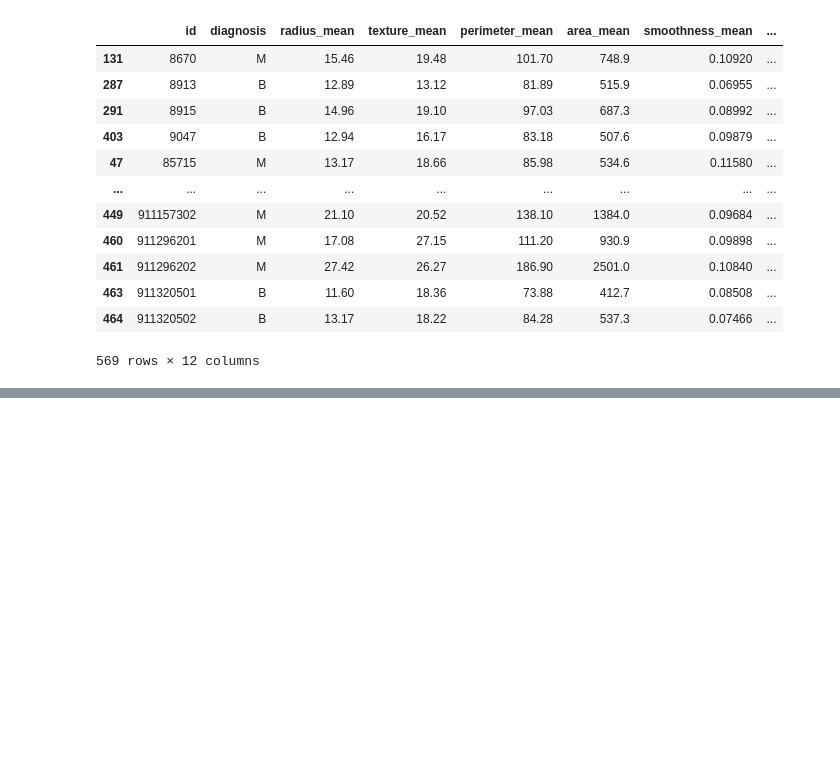
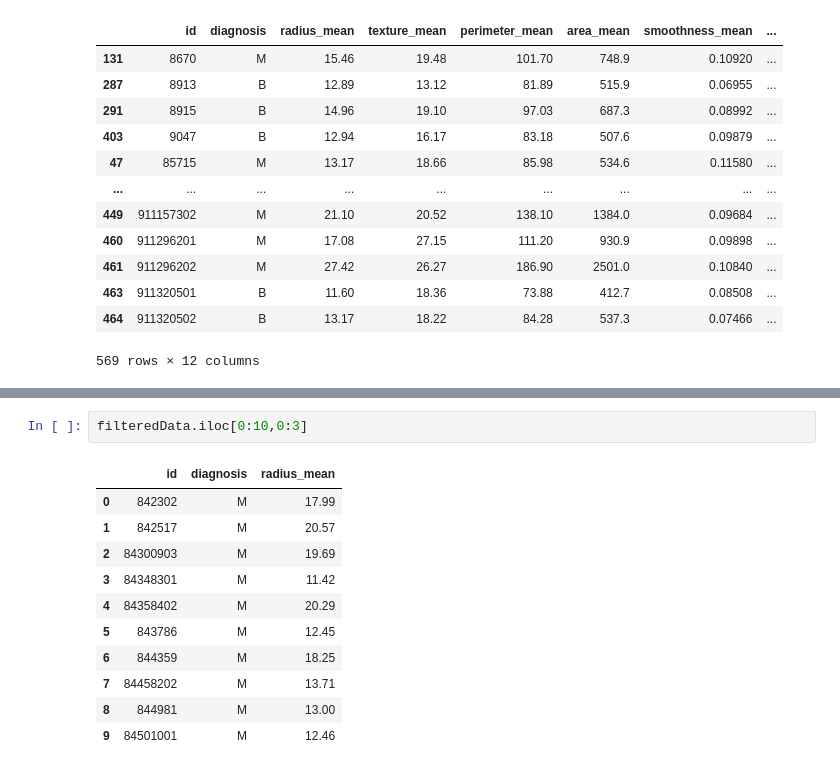
Before and after one commit to DeepanshuPasrija/Python02082021, a Jupyter notebook: pandas.ipynb, the cells around one changed output, grey strips where cells are left out. Drawn from its saved outputs; the diff is of its cells as text; blank space fills up the shorter version.

```diff
--- a/pandas.ipynb
+++ b/pandas.ipynb
@@ -165,0 +217,14 @@ filteredData.sort_values(by="",ascending=True)
+# %%
+filteredData.iloc[0:10,0:3]
+# %% [output]
+|  | id | diagnosis | radius_mean |
+| 0 | 842302 | M | 17.99 |
+| 1 | 842517 | M | 20.57 |
+| 2 | 84300903 | M | 19.69 |
+| 3 | 84348301 | M | 11.42 |
+| 4 | 84358402 | M | 20.29 |
+| 5 | 843786 | M | 12.45 |
+| 6 | 844359 | M | 18.25 |
+| 7 | 84458202 | M | 13.71 |
+| 8 | 844981 | M | 13.00 |
+| 9 | 84501001 | M | 12.46 |
```
Also changed, not shown: parts of 5 cells of this notebook.
